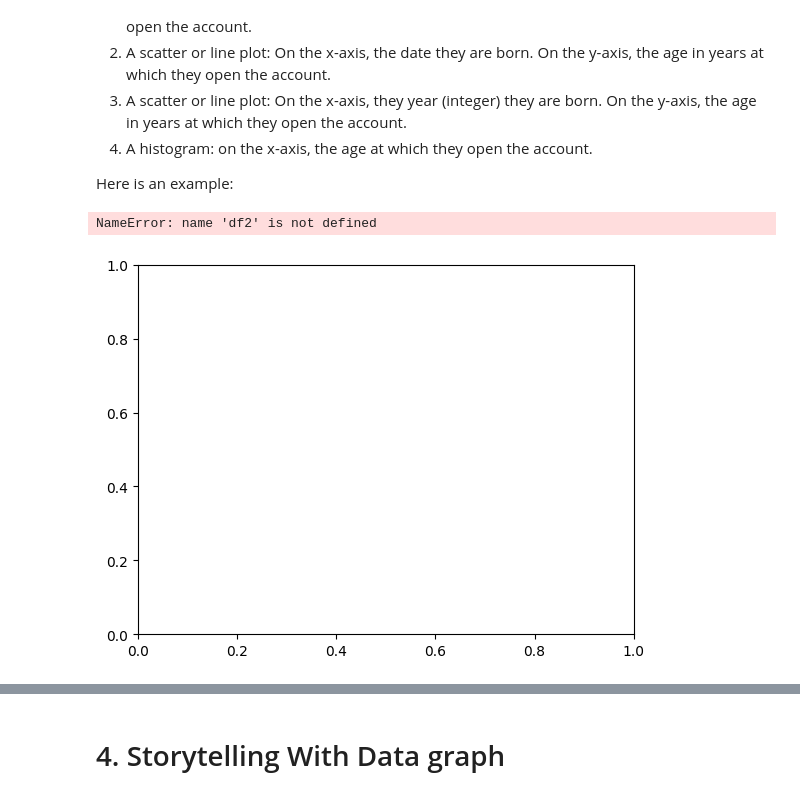
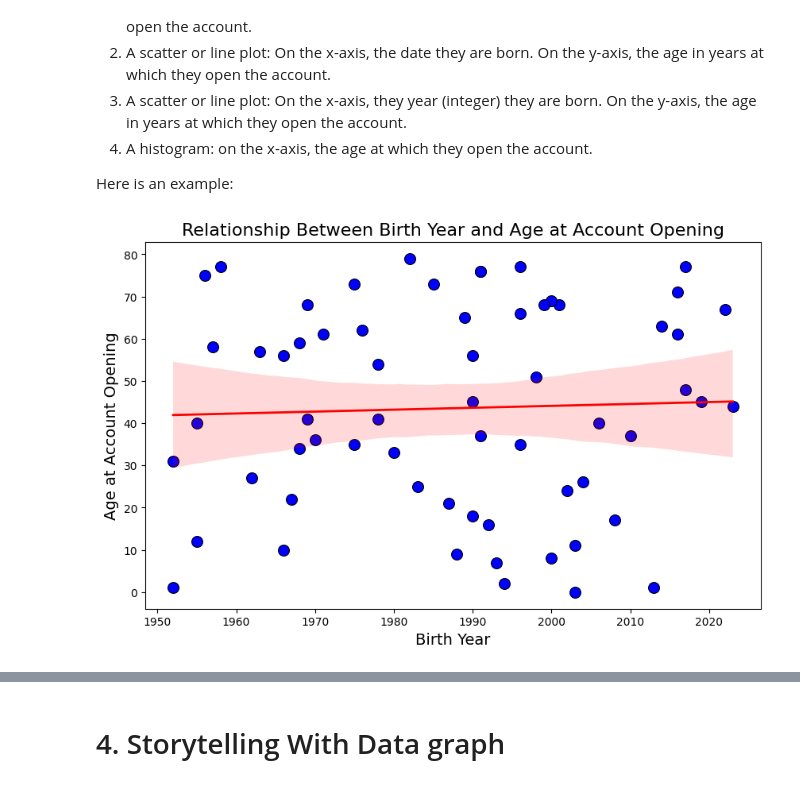
Before and after one commit to JakBainsBU/2025-spring-B2, a Jupyter notebook: Week1.ipynb, the cells around one changed output, grey strips where cells are left out. Saved outputs shown, nothing was run; the diff lists cells and outputs as text; code cells hidden in the pictures.

```diff
--- a/Week1.ipynb
+++ b/Week1.ipynb
@@ -382,6 +399,9 @@ NameError: name 'df1' is not defined
 # %% [markdown]
 Now, change the cd, checking, and savings columns into integers.
 # %%
-one_hot = pd.get_dummies(df_bank_datefix["AccountType"], dtype=int)
-df_bank_datefix = df_bank_datefix.join(one_hot)
+df_bank_datefix_encoded['checking'] = df_bank_datefix_encoded['checking'].astype(int)
+df_bank_datefix_encoded['savings'] = df_bank_datefix_encoded['savings'].astype(int)
+df_bank_datefix_encoded['cd'] = df_bank_datefix_encoded['cd'].astype(int)
+
+df_bank_datefix_encoded.info()
 # %% [output]
@@ -423,15 +459,30 @@ Here are some options for the axes:
 
 Here is an example:
 # %%
+import pandas as pd
 import matplotlib.pyplot as plt
+import seaborn as sns
 
-ax = plt.gca() # get an "Axes" object to draw on; gca stands for "get current Axes"
-ax.scatter(df2["BirthDate"], df2["AccountOpened"]) # create a scatter plot based on these two dates
-ax.set_ylabel("Account Opened") # label the y axis
-ax.set_xlabel("Birth Date") # label the x axis
+df_bank_datefix['AgeAtOpening'] = (df_bank_datefix['AccountOpened'] - df_bank_datefix['BirthDate']).dt.days // 365
+
+
+df_bank_datefix['BirthYear'] = df_bank_datefix['BirthDate'].dt.year
+
+
+plt.figure(figsize=(10, 6))
+
+sns.scatterplot(data=df_bank_datefix, x='BirthYear', y='AgeAtOpening', color='b', s=100, edgecolor='k')
+
+sns.regplot(data=df_bank_datefix, x='BirthYear', y='AgeAtOpening', scatter=False, color='r', line_kws={'linewidth': 2, 'linestyle': '-'})
+
+plt.title('Relationship Between Birth Year and Age at Account Opening', fontsize=16)
+plt.xlabel('Birth Year', fontsize=14)
+plt.ylabel('Age at Account Opening', fontsize=14)
+
+# Show the plot
+plt.show()
 # %% [output]
-NameError: name 'df2' is not defined
-[figure, old version]
+[figure, new version]
 # %%
 df_bank_datefix["AccountOpenedYear"] = df_bank_datefix["AccountOpened"].dt.year
 df_bank_datefix["OpeningAge"] = df_bank_datefix["AccountOpenedYear"] - df_bank_datefix["BirthDate"].dt.year
```
Also changed, not shown: parts of 5 cells of this notebook.
